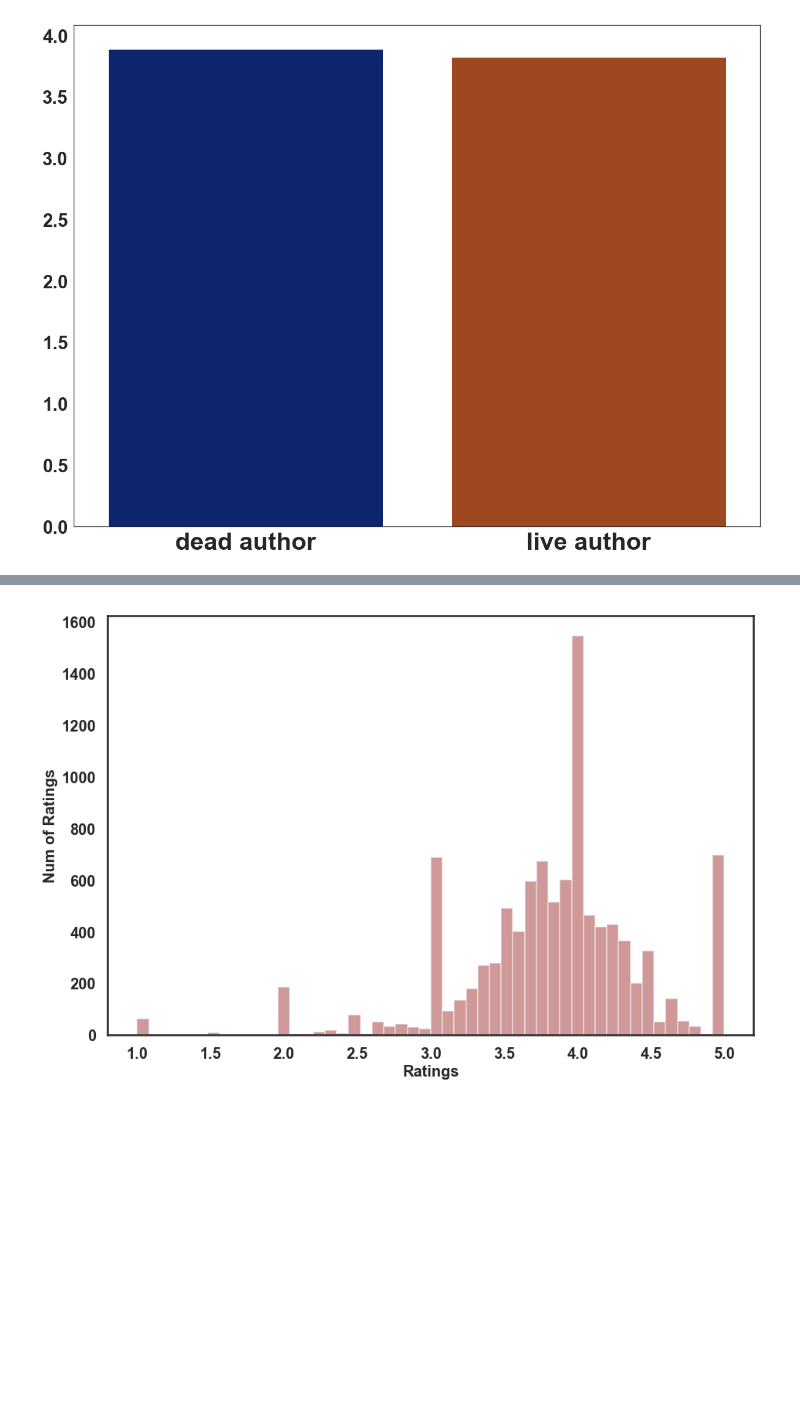
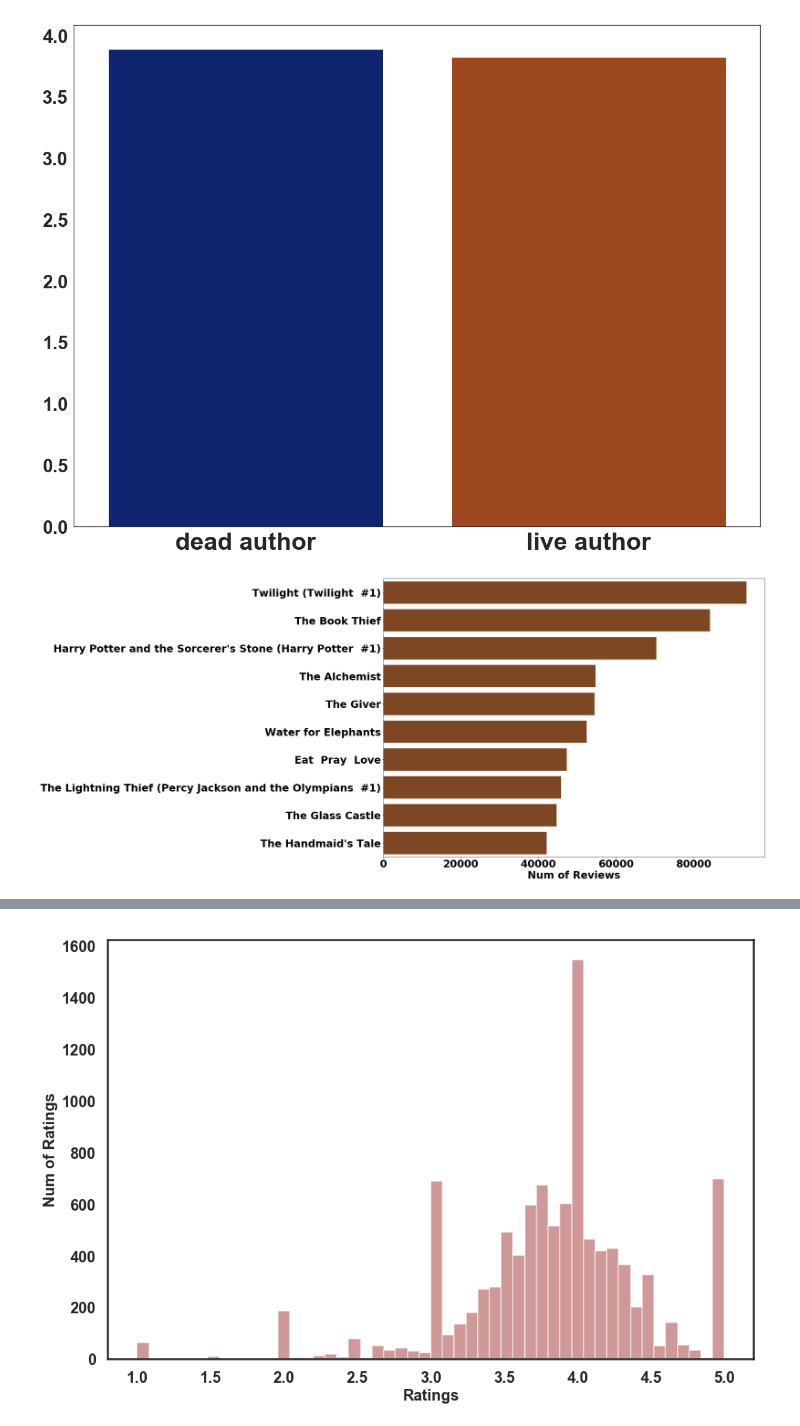
Before and after one commit to bhaktashivani/Goodreads-Data-Analysis, a Jupyter notebook: Final_code.ipynb, the cells around one changed output, grey strips where cells are left out. Cells and saved outputs as stored; diff of their text form; code cells hidden in the pictures; blank space fills up the shorter version.

```diff
--- a/Final_code.ipynb
+++ b/Final_code.ipynb
@@ -19,7 +19,9 @@ deadAuthors()
 [figure]
 # %%
 from Top_10_books import*
-data = pd.read_csv("datav4-del.csv")
+data = pd.read_csv("datav4.csv")
 highest_reviews_books(data)
+# %% [output]
+[figure, added]
 # %%
 highest_ratings_count_books(data)
```
Also changed, not shown: parts of 2 cells of this notebook.
